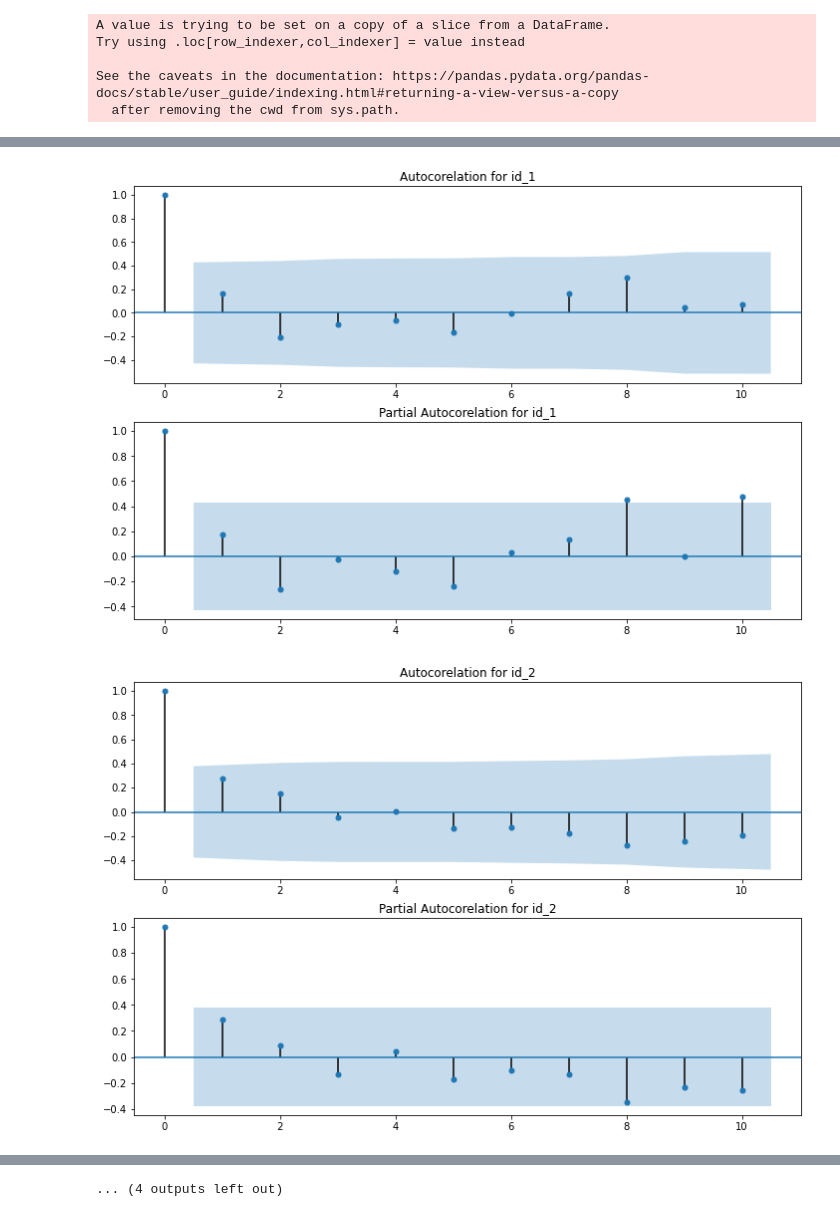
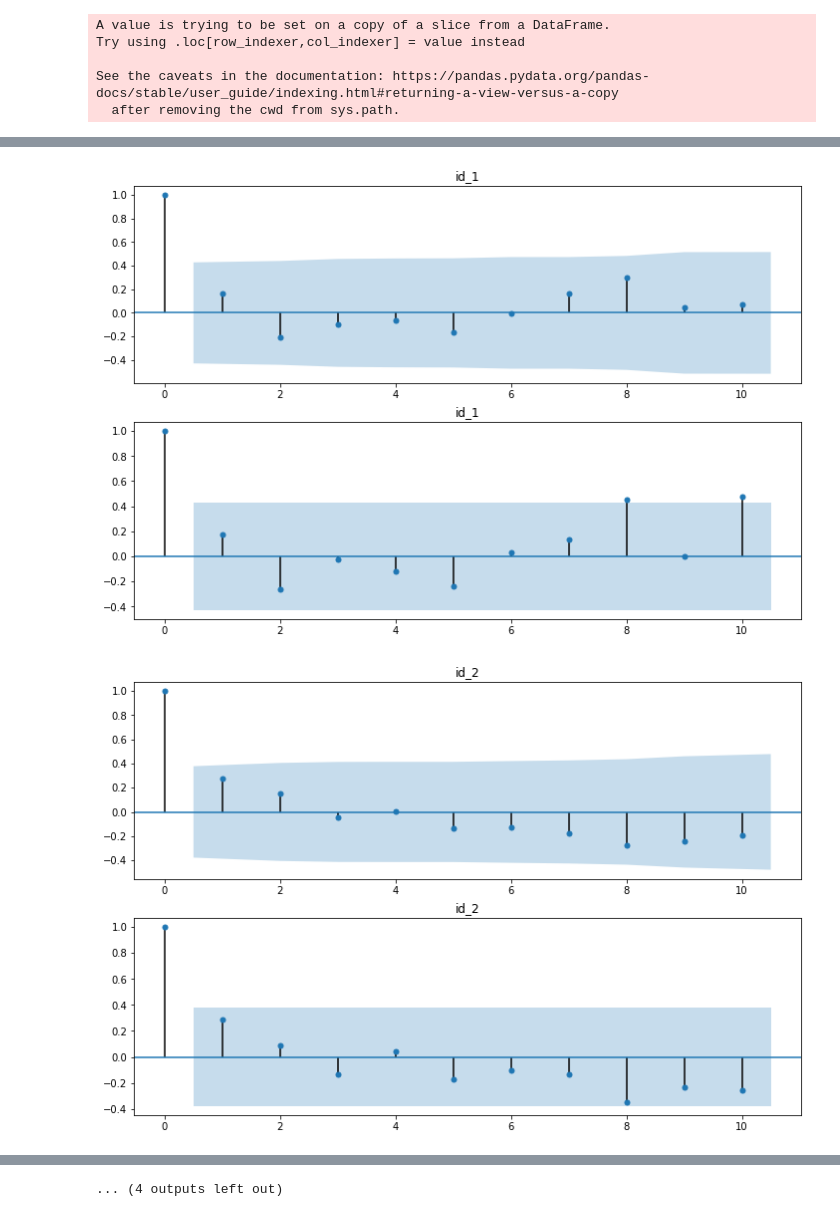
Before and after one commit to GuptaTanay/Battery-Level-Prediction, a Jupyter notebook: Battery_Level_Prediction.ipynb, the cells around one changed output, grey strips where cells are left out. Drawn from its saved outputs; the diff is of its cells as text; code cells hidden in the pictures.

Commit message:
developed p and q values

```diff
--- a/Battery_Level_Prediction.ipynb
+++ b/Battery_Level_Prediction.ipynb
@@ -250,12 +250,10 @@ Try using .loc[row_indexer,col_indexer] = value instead
 See the caveats in the documentation: https://pandas.pydata.org/pandas-docs/stable/user_guide/indexing.html#returning-a-view-versus-a-copy
   after removing the cwd from sys.path.
 # %%
-# # !pip install pandas.tools
-# from pandas.plotting import autocorrelation_plot
-# # autocorrelation_plot(df['Sales'])
-# # plt.show()
-
-# for scode in unique_scodes:
-#     data_for_scode = final_data[ final_data['scode'] == scode ]
-#     # data_for_scode.plot(title = 'For ID: '+ str(scode))
-#     autocorrelation_plot(data_for_scode['level'])
+#  selecting p value for each id
+from pandas.plotting import autocorrelation_plot
+for scode in unique_scodes:
+    data_for_scode = final_data[ final_data['scode'] == scode ]
+    print('                            '+scode)
+    autocorrelation_plot(data_for_scode['level'])
+    plt.show()
@@ -266,12 +297,11 @@ from statsmodels.graphics.tsaplots import plot_acf,plot_pacf
 # %%
 for scode in unique_scodes:
     data_for_scode = final_data[ final_data['scode'] == scode ]
     fig = plt.figure(figsize=(12,8))
     ax1 = fig.add_subplot(211)
-    fig = sm.graphics.tsa.plot_acf(data_for_scode['level'],lags=10,ax=ax1, title = 'Autocorelation for '+scode)
+    fig = sm.graphics.tsa.plot_acf(data_for_scode['level'],lags=10,ax=ax1, title =scode)
     ax2 = fig.add_subplot(212)
-    fig = sm.graphics.tsa.plot_pacf(data_for_scode['level'],lags=10,ax=ax2, title = 'Partial Autocorelation for '+scode)
-    # print('----------------------------------------------------')
+    fig = sm.graphics.tsa.plot_pacf(data_for_scode['level'],lags=10,ax=ax2, title =scode)
 # %% [output]
-[figure, old version]
+[figure, new version]
-[figure, old version]
+[figure, new version]
```
Also changed, not shown: parts of 5 cells of this notebook.
